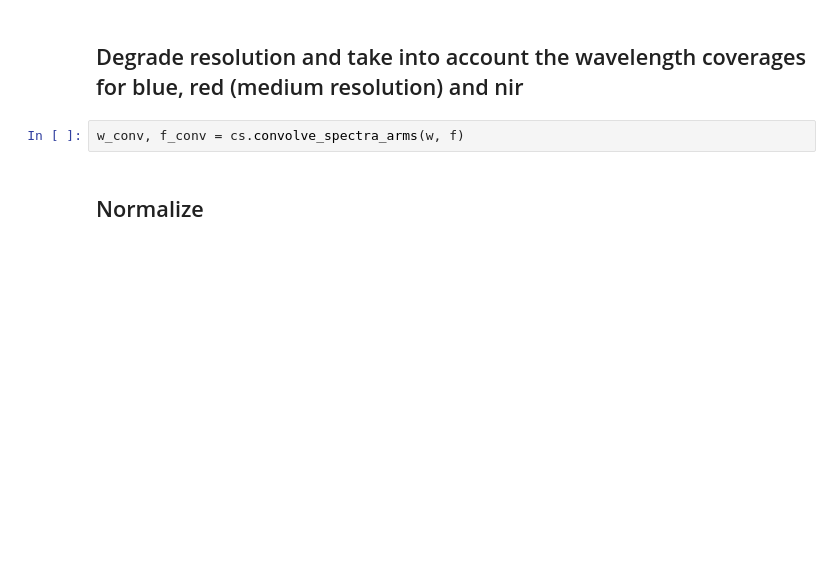
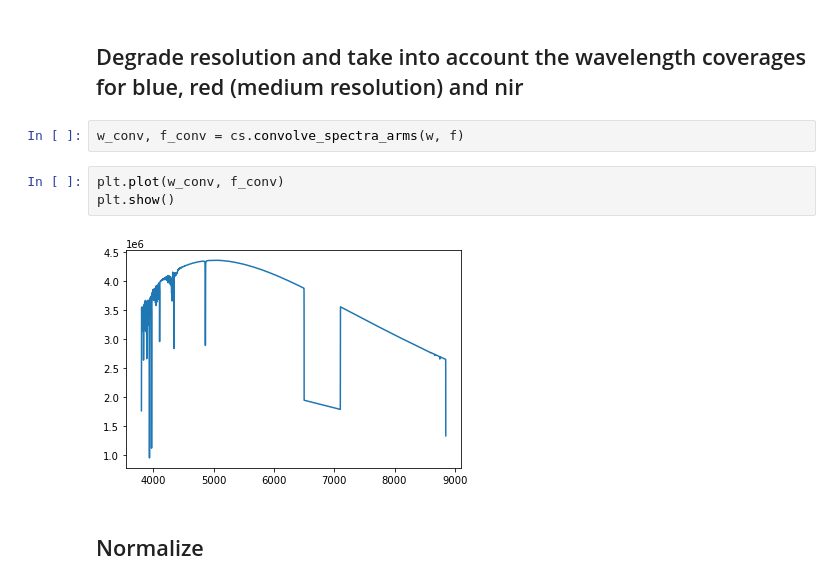
Before and after one commit to mihoishigaki/PFS_CalibStars, a Jupyter notebook: notebook/example_Mohammad_grid.ipynb, the cells around one changed output. Drawn from its saved outputs; the diff is of its cells as text; blank space fills up the shorter version.

```diff
--- a/notebook/example_Mohammad_grid.ipynb
+++ b/notebook/example_Mohammad_grid.ipynb
@@ -42,6 +42,11 @@ w, nf, f = np.loadtxt(path + file, usecols = (0, 1, 2), unpack = True)
 ## Degrade resolution and take into account the wavelength coverages for blue, red (medium resolution) and nir
 # %%
 w_conv, f_conv = cs.convolve_spectra_arms(w, f)
+# %%
+plt.plot(w_conv, f_conv)
+plt.show()
+# %% [output]
+[figure, added]
 # %% [markdown]
 ## Normalize
 # %%
```
Also changed, not shown: parts of 3 cells of this notebook.
